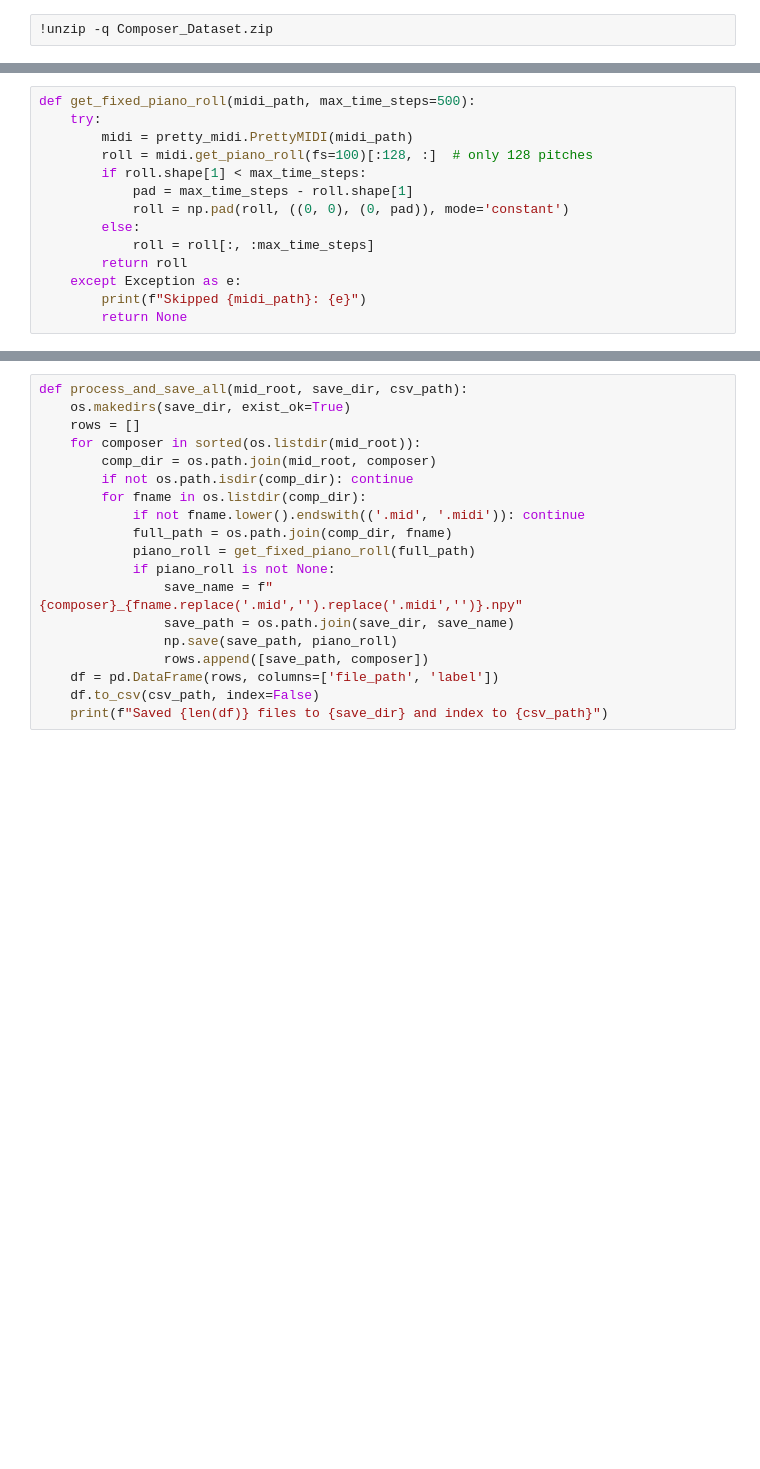
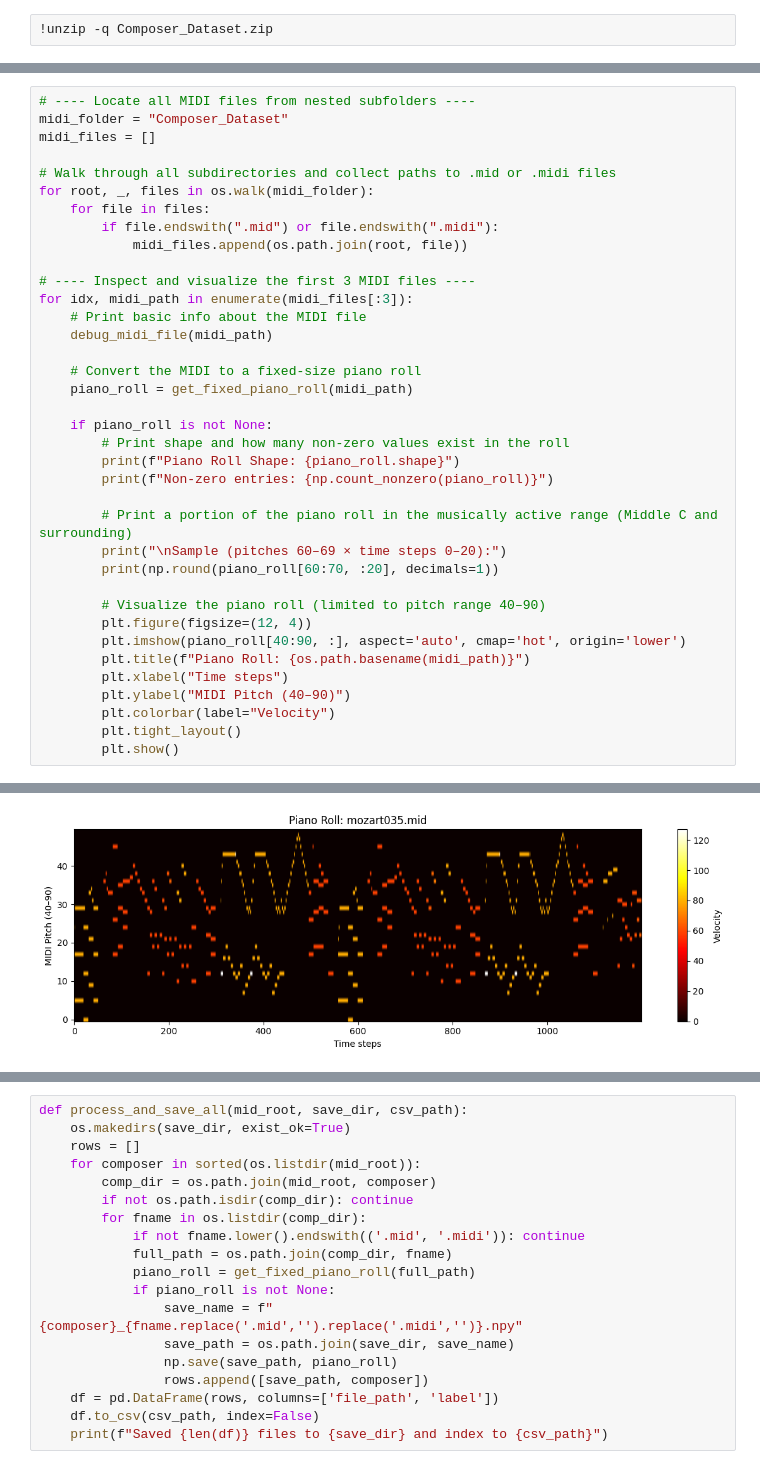
Before and after one commit to birendrakhimding/Music-Composer-Classification, a Jupyter notebook: Final_Project_511_Group_5.ipynb, the cells around one changed output, grey strips where cells are left out. Cells and saved outputs as stored; diff of their text form; blank space fills up the shorter version.

```diff
--- a/Final_Project_511_Group_5.ipynb
+++ b/Final_Project_511_Group_5.ipynb
@@ -43,14 +47,0 @@ from tensorflow.keras.callbacks import EarlyStopping, ModelCheckpoint
-# %%
-def get_fixed_piano_roll(midi_path, max_time_steps=500):
-    try:
-        midi = pretty_midi.PrettyMIDI(midi_path)
-        roll = midi.get_piano_roll(fs=100)[:128, :]  # only 128 pitches
-        if roll.shape[1] < max_time_steps:
-            pad = max_time_steps - roll.shape[1]
-            roll = np.pad(roll, ((0, 0), (0, pad)), mode='constant')
-        else:
-            roll = roll[:, :max_time_steps]
-        return roll
-    except Exception as e:
-        print(f"Skipped {midi_path}: {e}")
-        return None
@@ -70,0 +164,38 @@ This function performs the following steps
+# %%
+# ---- Locate all MIDI files from nested subfolders ----
+midi_folder = "Composer_Dataset"
+midi_files = []
+
+# Walk through all subdirectories and collect paths to .mid or .midi files
+for root, _, files in os.walk(midi_folder):
+    for file in files:
+        if file.endswith(".mid") or file.endswith(".midi"):
+            midi_files.append(os.path.join(root, file))
+
+# ---- Inspect and visualize the first 3 MIDI files ----
+for idx, midi_path in enumerate(midi_files[:3]):
+    # Print basic info about the MIDI file
+    debug_midi_file(midi_path)
+
+    # Convert the MIDI to a fixed-size piano roll
+    piano_roll = get_fixed_piano_roll(midi_path)
+
+    if piano_roll is not None:
+        # Print shape and how many non-zero values exist in the roll
+        print(f"Piano Roll Shape: {piano_roll.shape}")
+        print(f"Non-zero entries: {np.count_nonzero(piano_roll)}")
+
+        # Print a portion of the piano roll in the musically active range (Middle C and surrounding)
+        print("\nSample (pitches 60–69 × time steps 0–20):")
+        print(np.round(piano_roll[60:70, :20], decimals=1))
+
+        # Visualize the piano roll (limited to pitch range 40–90)
+        plt.figure(figsize=(12, 4))
+        plt.imshow(piano_roll[40:90, :], aspect='auto', cmap='hot', origin='lower')
+        plt.title(f"Piano Roll: {os.path.basename(midi_path)}")
+        plt.xlabel("Time steps")
+        plt.ylabel("MIDI Pitch (40–90)")
+        plt.colorbar(label="Velocity")
+        plt.tight_layout()
+        plt.show()
+# %% [output]
@@ -70,0 +219 @@ This function performs the following steps
+[figure, added]
```
Also changed, not shown: parts of 35 cells of this notebook.
